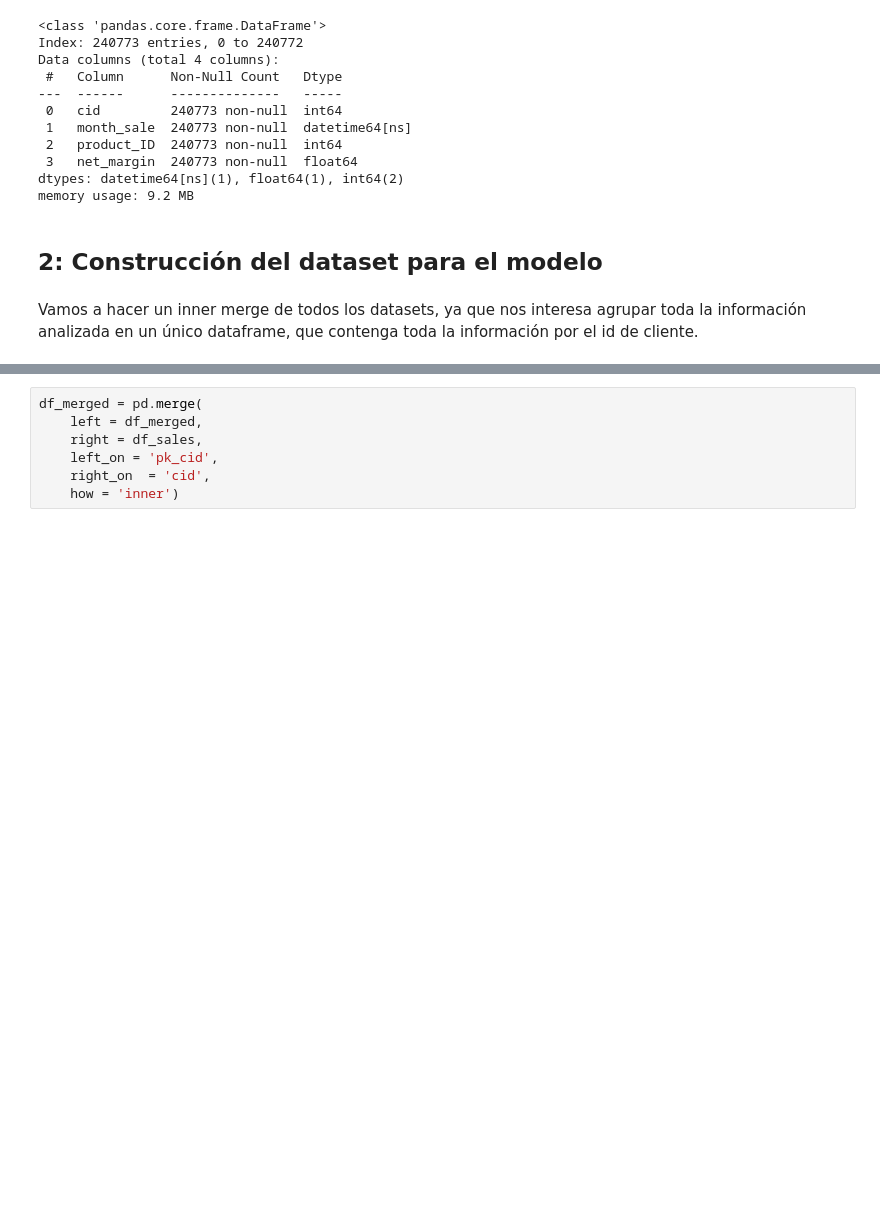
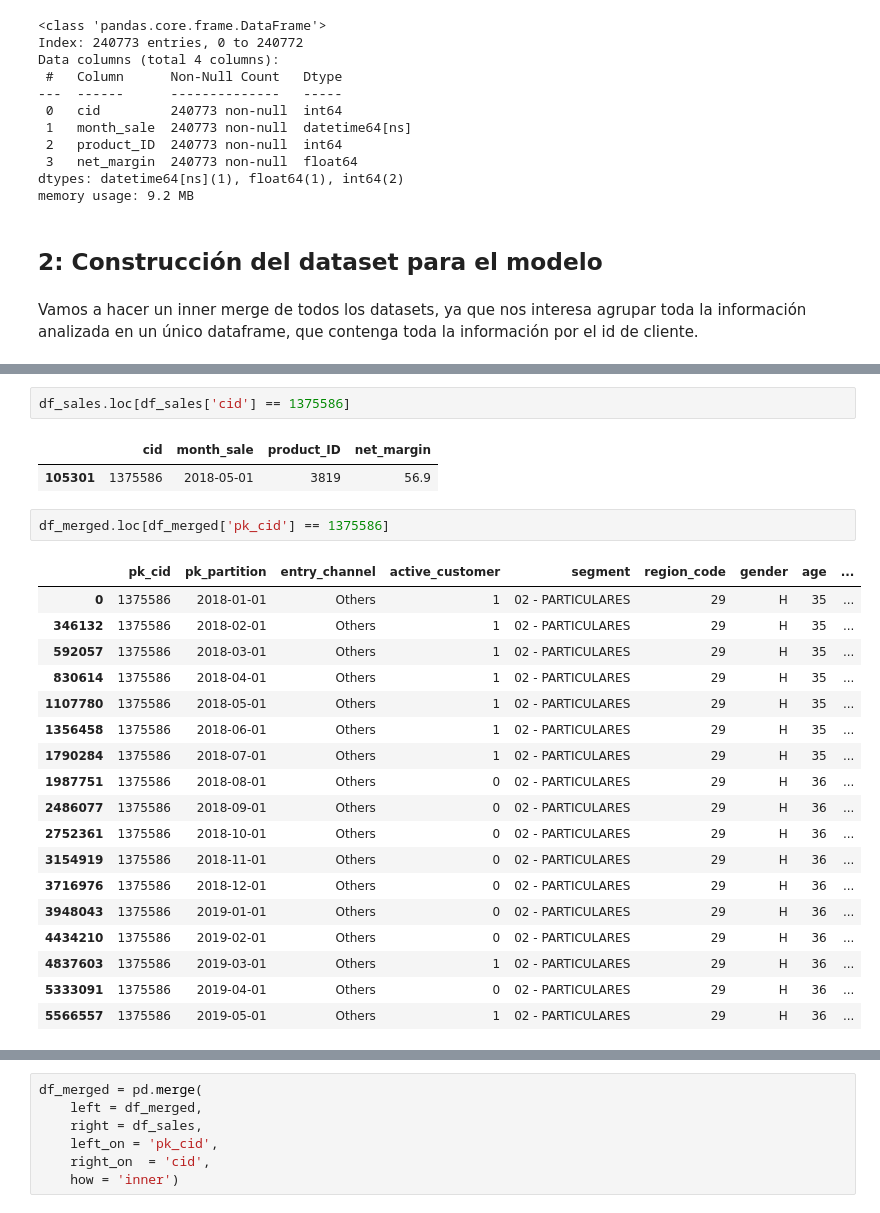
Before and after one commit to Orlan-138/TFM-EasyMoney, a Jupyter notebook: Dataframe_modelo/dataframe_modelo.ipynb, the cells around one changed output, grey strips where cells are left out. Saved outputs shown, nothing was run; the diff lists cells and outputs as text; blank space fills up the shorter version.

```diff
--- a/Dataframe_modelo/dataframe_modelo.ipynb
+++ b/Dataframe_modelo/dataframe_modelo.ipynb
@@ -449,3 +499,29 @@ df_merged = pd.merge(
+# %%
+df_sales.loc[df_sales['cid'] == 1375586]
+# %% [output]
+|  | cid | month_sale | product_ID | net_margin |
+| 105301 | 1375586 | 2018-05-01 | 3819 | 56.9 |
+# %%
+df_merged.loc[df_merged['pk_cid'] == 1375586]
+# %% [output]
+|  | pk_cid | pk_partition | entry_channel | active_customer | segment | region_code | gender | age | ... |
+| 0 | 1375586 | 2018-01-01 | Others | 1 | 02 - PARTICULARES | 29 | H | 35 | ... |
+| 346132 | 1375586 | 2018-02-01 | Others | 1 | 02 - PARTICULARES | 29 | H | 35 | ... |
+| 592057 | 1375586 | 2018-03-01 | Others | 1 | 02 - PARTICULARES | 29 | H | 35 | ... |
+| 830614 | 1375586 | 2018-04-01 | Others | 1 | 02 - PARTICULARES | 29 | H | 35 | ... |
+| 1107780 | 1375586 | 2018-05-01 | Others | 1 | 02 - PARTICULARES | 29 | H | 35 | ... |
+| 1356458 | 1375586 | 2018-06-01 | Others | 1 | 02 - PARTICULARES | 29 | H | 35 | ... |
+| 1790284 | 1375586 | 2018-07-01 | Others | 1 | 02 - PARTICULARES | 29 | H | 35 | ... |
+| 1987751 | 1375586 | 2018-08-01 | Others | 0 | 02 - PARTICULARES | 29 | H | 36 | ... |
+| 2486077 | 1375586 | 2018-09-01 | Others | 0 | 02 - PARTICULARES | 29 | H | 36 | ... |
+| 2752361 | 1375586 | 2018-10-01 | Others | 0 | 02 - PARTICULARES | 29 | H | 36 | ... |
+| 3154919 | 1375586 | 2018-11-01 | Others | 0 | 02 - PARTICULARES | 29 | H | 36 | ... |
+| 3716976 | 1375586 | 2018-12-01 | Others | 0 | 02 - PARTICULARES | 29 | H | 36 | ... |
+| 3948043 | 1375586 | 2019-01-01 | Others | 0 | 02 - PARTICULARES | 29 | H | 36 | ... |
+| 4434210 | 1375586 | 2019-02-01 | Others | 0 | 02 - PARTICULARES | 29 | H | 36 | ... |
+| 4837603 | 1375586 | 2019-03-01 | Others | 1 | 02 - PARTICULARES | 29 | H | 36 | ... |
+| 5333091 | 1375586 | 2019-04-01 | Others | 0 | 02 - PARTICULARES | 29 | H | 36 | ... |
+| 5566557 | 1375586 | 2019-05-01 | Others | 1 | 02 - PARTICULARES | 29 | H | 36 | ... |
 # %%
 df_merged.head()
 # %% [output]
```
Also changed, not shown: parts of 23 cells of this notebook.
